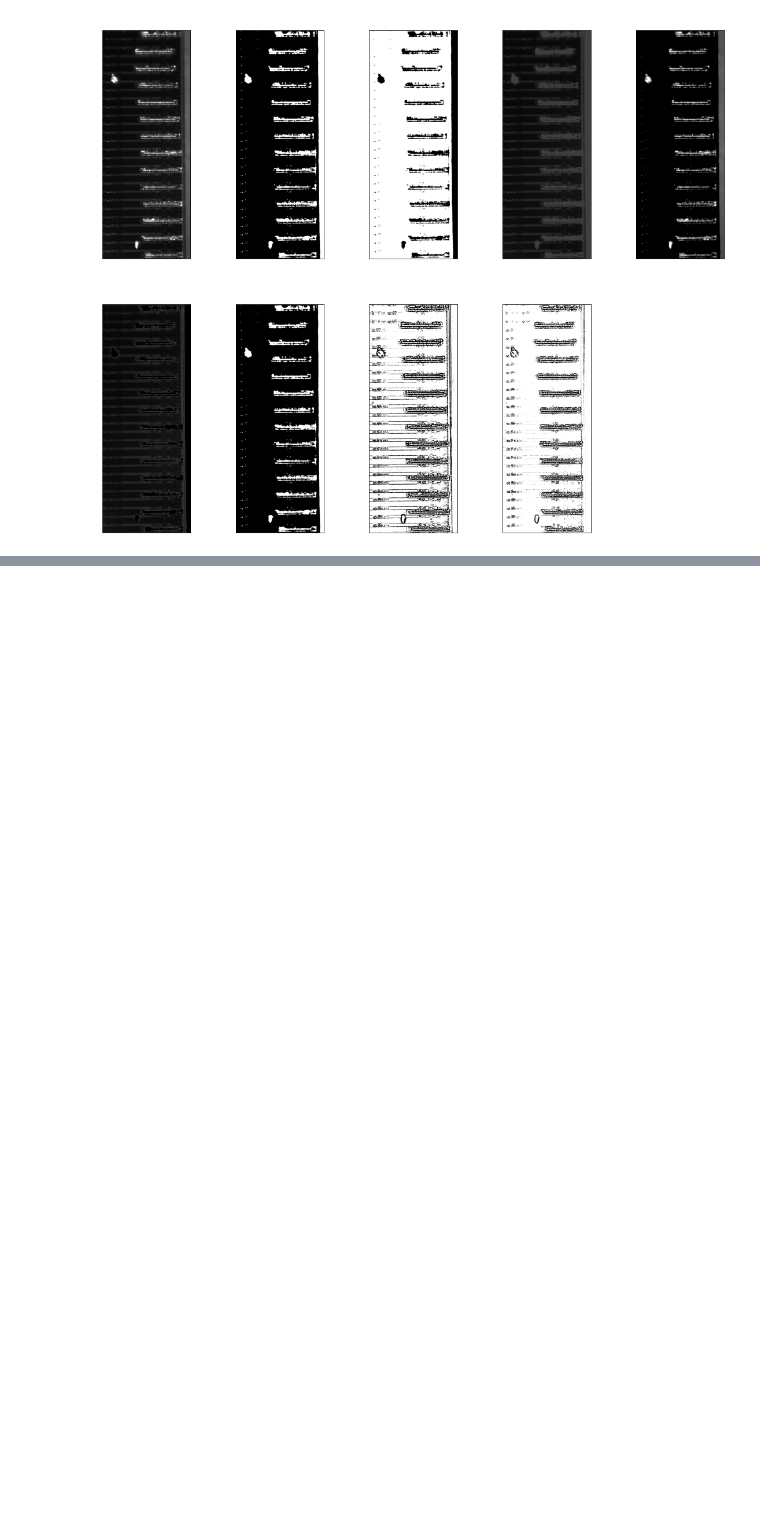
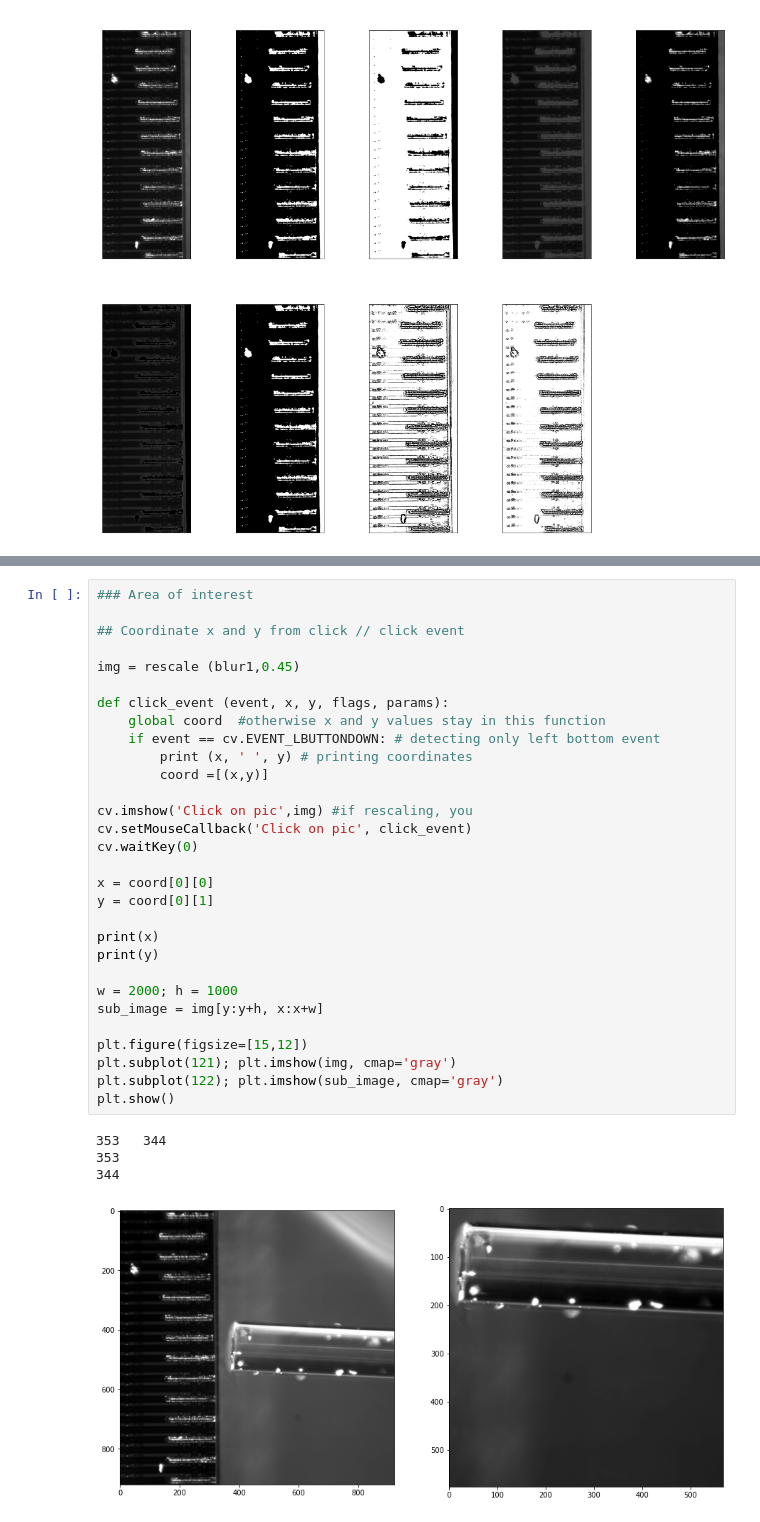
Before and after one commit to XanderPeetroons/visionautomation, a Jupyter notebook: Notebooks/chip_img_notebook.ipynb, the cells around one changed output, grey strips where cells are left out. Drawn from its saved outputs; the diff is of its cells as text; blank space fills up the shorter version.

```diff
--- a/Notebooks/chip_img_notebook.ipynb
+++ b/Notebooks/chip_img_notebook.ipynb
@@ -128,0 +146,35 @@ plt.show()
+# %%
+### Area of interest
+
+## Coordinate x and y from click // click event
+
+img = rescale (blur1,0.45)
+
+def click_event (event, x, y, flags, params):
+    global coord  #otherwise x and y values stay in this function
+    if event == cv.EVENT_LBUTTONDOWN: # detecting only left bottom event
+        print (x, ' ', y) # printing coordinates
+        coord =[(x,y)]
+
+cv.imshow('Click on pic',img) #if rescaling, you
+cv.setMouseCallback('Click on pic', click_event)
+cv.waitKey(0)
+
+x = coord[0][0]
+y = coord[0][1]
+
+print(x)
+print(y)
+
+w = 2000; h = 1000
+sub_image = img[y:y+h, x:x+w]
+
+plt.figure(figsize=[15,12])
+plt.subplot(121); plt.imshow(img, cmap='gray')
+plt.subplot(122); plt.imshow(sub_image, cmap='gray')
+plt.show()
+# %% [output]
+353   344
+353
+344
+[figure, added]
```
Also changed, not shown: parts of 3 cells of this notebook.
